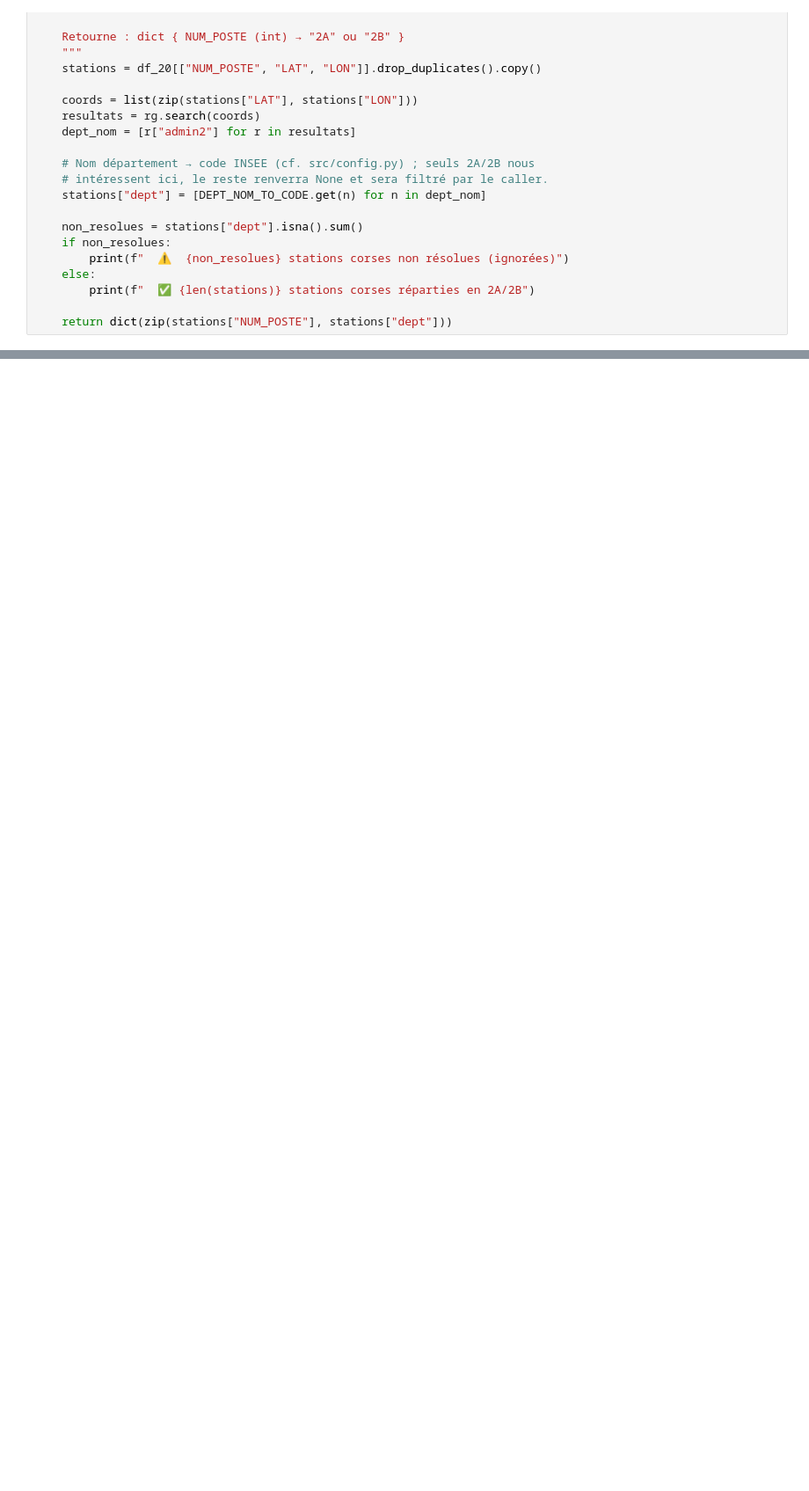
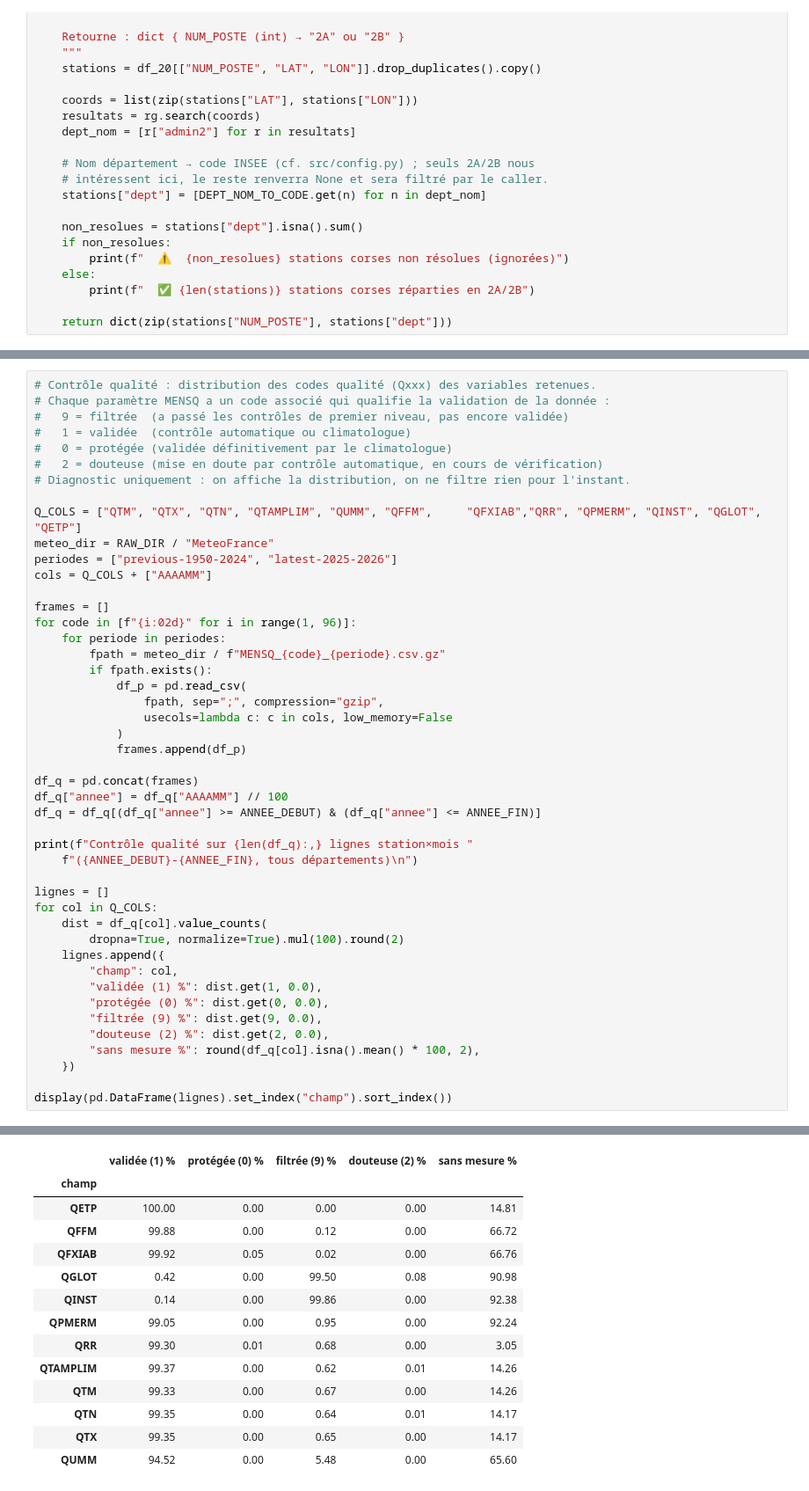
Before and after one commit to siranhuangme-pixel/projet-liora, a Jupyter notebook: notebooks/01a_pipeline_meteo.ipynb, the cells around one changed output, grey strips where cells are left out. Shown at 88% size. Cells and saved outputs as stored; diff of their text form; blank space fills up the shorter version.

```diff
--- a/notebooks/01a_pipeline_meteo.ipynb
+++ b/notebooks/01a_pipeline_meteo.ipynb
@@ -104,2 +181,49 @@ La cible (urgences) est mensuelle et on veut capter la saisonnalité fine
 station, il reste juste à moyenner les stations d'un même département sur
 le même mois.
+# %%
+# Contrôle qualité : distribution des codes qualité (Qxxx) des variables retenues.
+# Chaque paramètre MENSQ a un code associé qui qualifie la validation de la donnée :
+#   9 = filtrée  (a passé les contrôles de premier niveau, pas encore validée)
+#   1 = validée  (contrôle automatique ou climatologue)
+#   0 = protégée (validée définitivement par le climatologue)
+#   2 = douteuse (mise en doute par contrôle automatique, en cours de vérification)
+# Diagnostic uniquement : on affiche la distribution, on ne filtre rien pour l'instant.
+
+Q_COLS = ["QTM", "QTX", "QTN", "QTAMPLIM", "QUMM", "QFFM",     "QFXIAB","QRR", "QPMERM", "QINST", "QGLOT", "QETP"]
+meteo_dir = RAW_DIR / "MeteoFrance"
+periodes = ["previous-1950-2024", "latest-2025-2026"]
+cols = Q_COLS + ["AAAAMM"]
+
+frames = []
+for code in [f"{i:02d}" for i in range(1, 96)]:
+    for periode in periodes:
+        fpath = meteo_dir / f"MENSQ_{code}_{periode}.csv.gz"
+        if fpath.exists():
+            df_p = pd.read_csv(
+                fpath, sep=";", compression="gzip",
+                usecols=lambda c: c in cols, low_memory=False
+            )
+            frames.append(df_p)
+
+df_q = pd.concat(frames)
+df_q["annee"] = df_q["AAAAMM"] // 100
+df_q = df_q[(df_q["annee"] >= ANNEE_DEBUT) & (df_q["annee"] <= ANNEE_FIN)]
+
+print(f"Contrôle qualité sur {len(df_q):,} lignes station×mois "
+    f"({ANNEE_DEBUT}-{ANNEE_FIN}, tous départements)\n")
+
+lignes = []
+for col in Q_COLS:
+    dist = df_q[col].value_counts(
+        dropna=True, normalize=True).mul(100).round(2)
+    lignes.append({
+        "champ": col,
+        "validée (1) %": dist.get(1, 0.0),
+        "protégée (0) %": dist.get(0, 0.0),
+        "filtrée (9) %": dist.get(9, 0.0),
+        "douteuse (2) %": dist.get(2, 0.0),
+        "sans mesure %": round(df_q[col].isna().mean() * 100, 2),
+    })
+
+display(pd.DataFrame(lignes).set_index("champ").sort_index())
+# %% [output]
@@ -106,3 +231,17 @@ le même mois.
+|  | validée (1) % | protégée (0) % | filtrée (9) % | douteuse (2) % | sans mesure % |
+| champ |  |  |  |  |  |
+| QETP | 100.00 | 0.00 | 0.00 | 0.00 | 14.81 |
+| QFFM | 99.88 | 0.00 | 0.12 | 0.00 | 66.72 |
+| QFXIAB | 99.92 | 0.05 | 0.02 | 0.00 | 66.76 |
+| QGLOT | 0.42 | 0.00 | 99.50 | 0.08 | 90.98 |
+| QINST | 0.14 | 0.00 | 99.86 | 0.00 | 92.38 |
+| QPMERM | 99.05 | 0.00 | 0.95 | 0.00 | 92.24 |
+| QRR | 99.30 | 0.01 | 0.68 | 0.00 | 3.05 |
+| QTAMPLIM | 99.37 | 0.00 | 0.62 | 0.01 | 14.26 |
+| QTM | 99.33 | 0.00 | 0.67 | 0.00 | 14.26 |
+| QTN | 99.35 | 0.00 | 0.64 | 0.01 | 14.17 |
+| QTX | 99.35 | 0.00 | 0.65 | 0.00 | 14.17 |
+| QUMM | 94.52 | 0.00 | 5.48 | 0.00 | 65.60 |
 # %%
 def build_dim_meteo() -> pd.DataFrame:
     """
```
Also changed, not shown: parts of 9 cells of this notebook, 3 other files.
